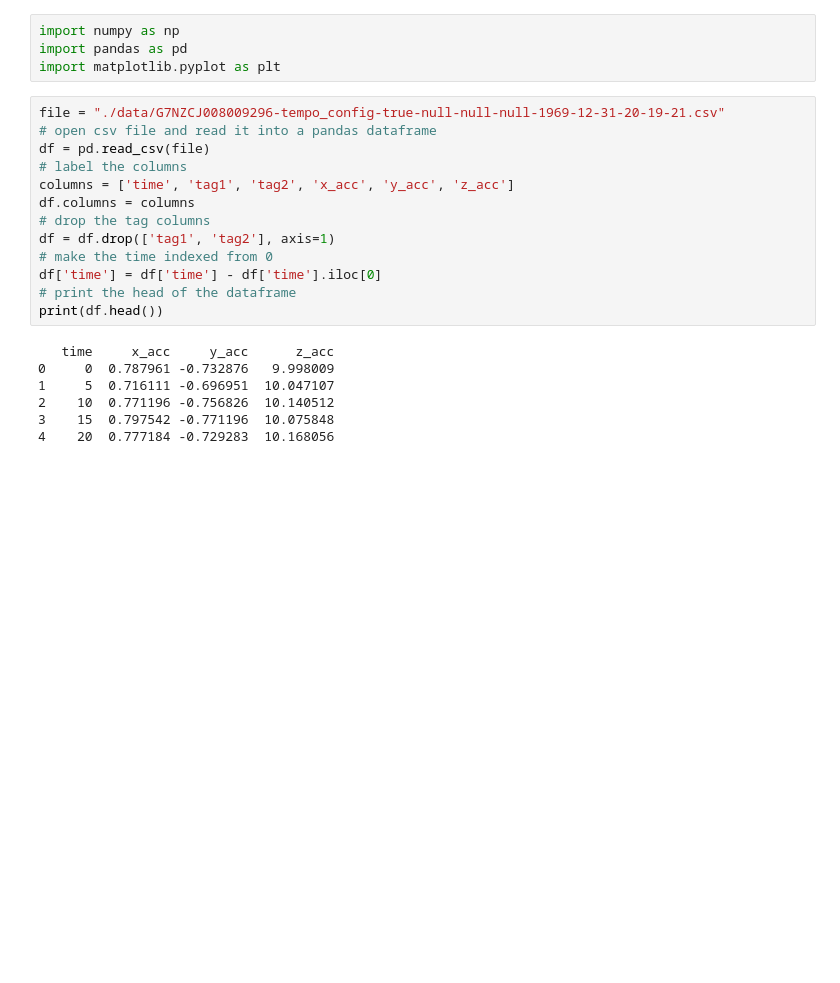
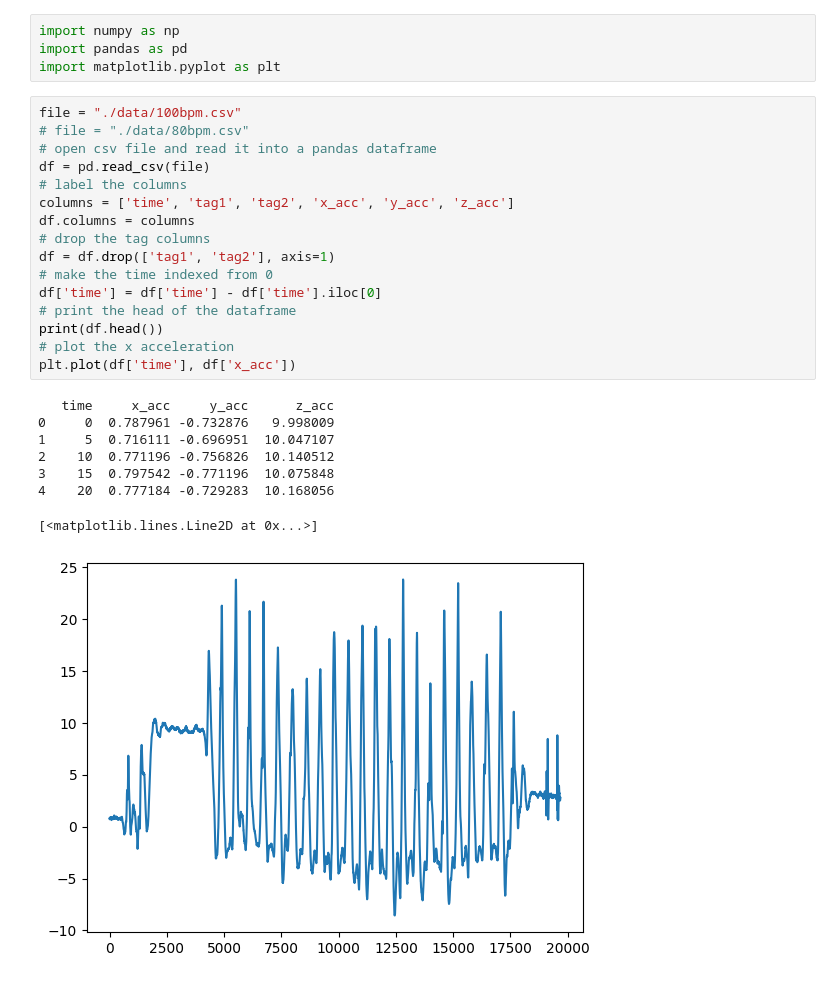
Before and after one commit to derekjohnsonva/SmartWatch, a Jupyter notebook: final/fft.ipynb, the cells around one changed output. Cells and saved outputs as stored; diff of their text form; blank space fills up the shorter version.

```diff
--- a/final/fft.ipynb
+++ b/final/fft.ipynb
@@ -3,25 +3,30 @@ import numpy as np
 import pandas as pd
 import matplotlib.pyplot as plt
 # %%
-file = "./data/G7NZCJ008009296-tempo_config-true-null-null-null-1969-12-31-20-19-21.csv"
+file = "./data/100bpm.csv"
+# file = "./data/80bpm.csv"
 # open csv file and read it into a pandas dataframe
 df = pd.read_csv(file)
 # label the columns
 columns = ['time', 'tag1', 'tag2', 'x_acc', 'y_acc', 'z_acc']
 df.columns = columns
 # drop the tag columns
 df = df.drop(['tag1', 'tag2'], axis=1)
 # make the time indexed from 0
 df['time'] = df['time'] - df['time'].iloc[0]
 # print the head of the dataframe
 print(df.head())
+# plot the x acceleration
+plt.plot(df['time'], df['x_acc'])
 # %% [output]
    time     x_acc     y_acc      z_acc
 0     0  0.787961 -0.732876   9.998009
 1     5  0.716111 -0.696951  10.047107
 2    10  0.771196 -0.756826  10.140512
 3    15  0.797542 -0.771196  10.075848
 4    20  0.777184 -0.729283  10.168056
+[<matplotlib.lines.Line2D at 0x...>]
+[figure, added]
 # %%
 # perform fft on the x_acc column
 x_acc_fft = np.fft.fft(df['x_acc'])
```
Also changed, not shown: parts of 2 cells of this notebook, 2 other files.
